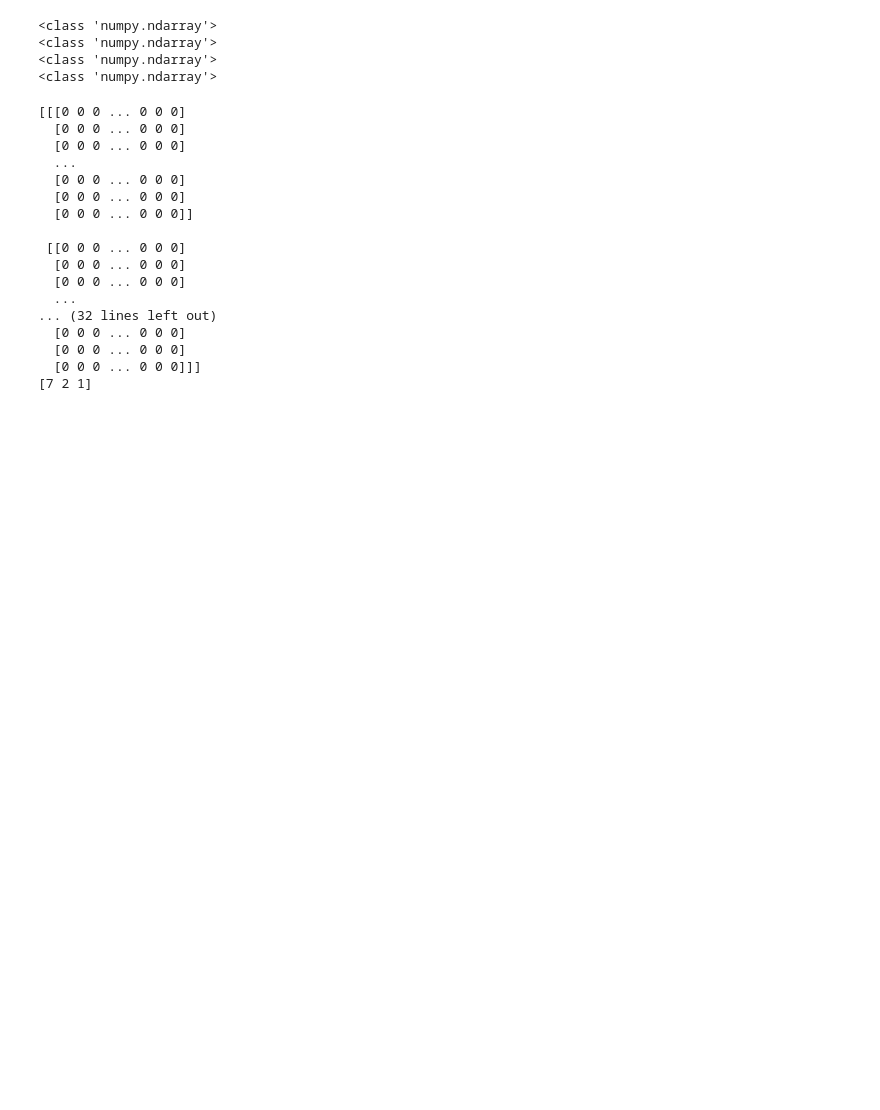
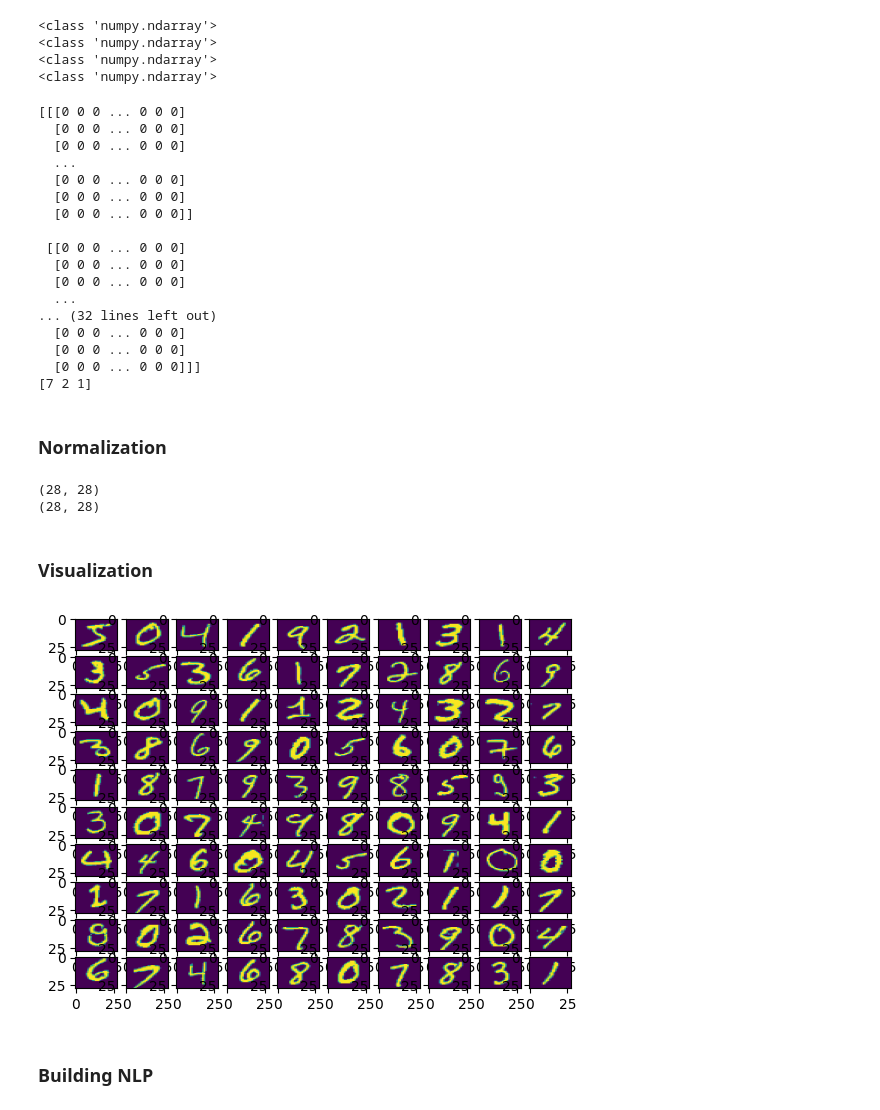
Before and after one commit to drryodino246/MLP-Practice-1, a Jupyter notebook: MLP.ipynb, the cells around one changed output. Saved outputs shown, nothing was run; the diff lists cells and outputs as text; code cells hidden in the pictures; blank space fills up the shorter version.

Commit message:
Added code for normalization, visualization and building NLP.

```diff
--- a/MLP.ipynb
+++ b/MLP.ipynb
@@ -54,3 +54,29 @@ print(y_test[0:3])
   [0 0 0 ... 0 0 0]
   [0 0 0 ... 0 0 0]]]
 [7 2 1]
+# %% [markdown]
+### Normalization
+# %%
+gray_scale = 255
+x_train = x_train.astype('float32') / gray_scale
+x_test = x_test.astype('float32') / gray_scale
+print(x_train[0].shape)
+print(x_test[0].shape)
+# %% [output]
+(28, 28)
+(28, 28)
+# %% [markdown]
+### Visualization
+# %%
+fig, ax = plt.subplots(10, 10) # fig is a canvas.
+                               # ax is a 10x10 ndarray
+k = 0
+for i in range(10):
+  for j in range(10):
+    ax[i][j].imshow(x_train[k], aspect='auto') # .imshow displays data as an image, i.e., on a 2D regular raster.
+    k += 1
+plt.show()
+# %% [output]
+[figure, added]
+# %% [markdown]
+### Building NLP
```
Also changed, not shown: parts of 1 cell of this notebook.
